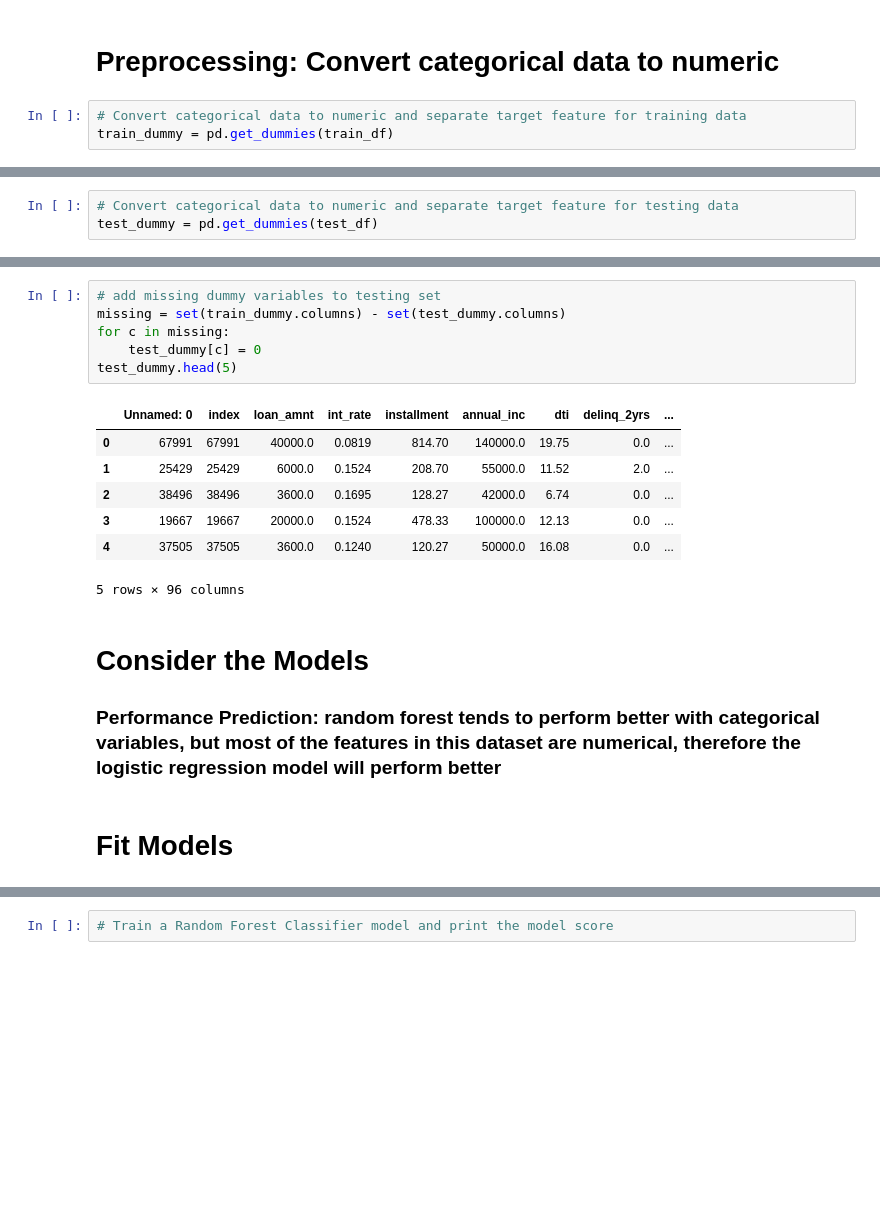
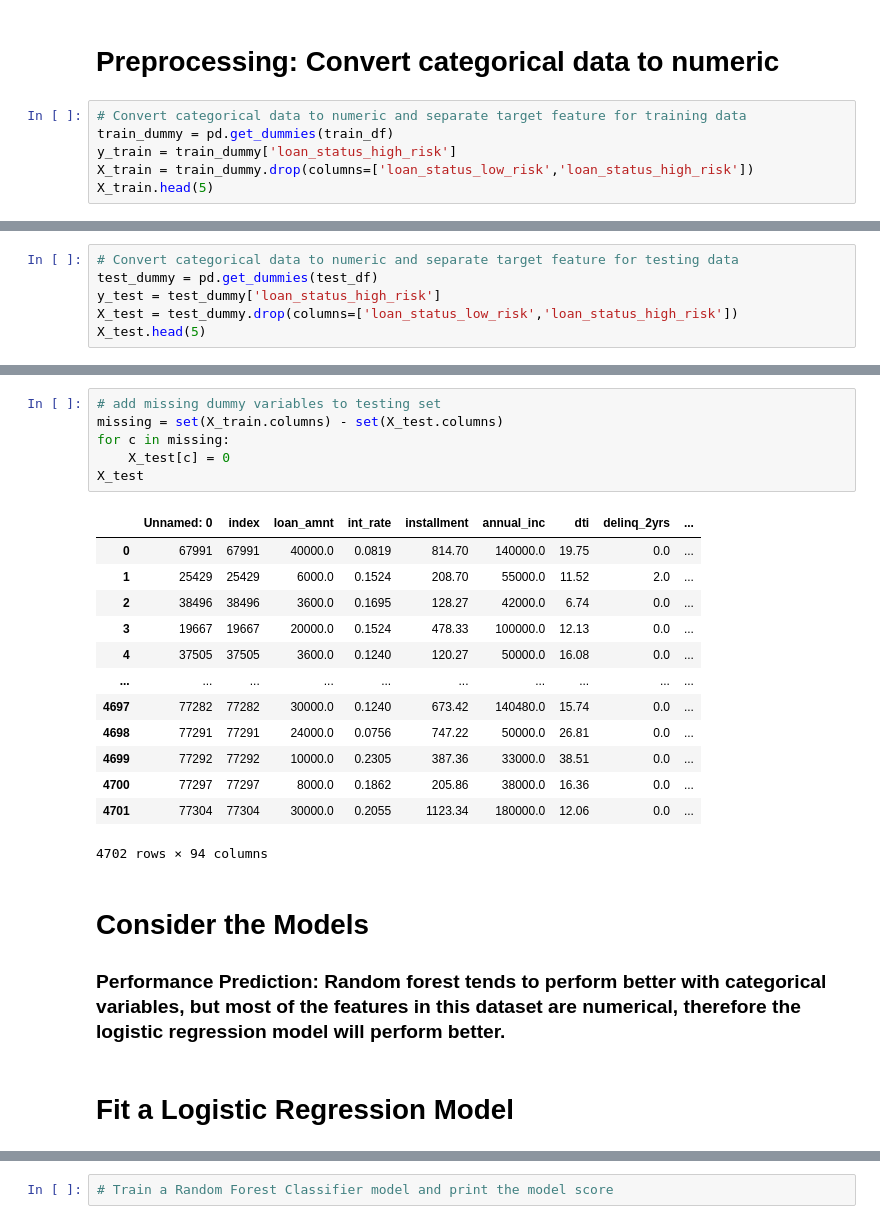
Before and after one commit to amberleeBME/credit-risk, a Jupyter notebook: Credit Risk Evaluator.ipynb, the cells around one changed output, grey strips where cells are left out. Drawn from its saved outputs; the diff is of its cells as text; blank space fills up the shorter version.

Commit message:
Fit a Logistic Regression Model

```diff
--- a/Credit Risk Evaluator.ipynb
+++ b/Credit Risk Evaluator.ipynb
@@ -22,3 +31,6 @@ train_df.head(5)
 # %%
 # Convert categorical data to numeric and separate target feature for training data
 train_dummy = pd.get_dummies(train_df)
+y_train = train_dummy['loan_status_high_risk']
+X_train = train_dummy.drop(columns=['loan_status_low_risk','loan_status_high_risk'])
+X_train.head(5)
@@ -25,3 +45,6 @@ train_dummy = pd.get_dummies(train_df)
 # %%
 # Convert categorical data to numeric and separate target feature for testing data
 test_dummy = pd.get_dummies(test_df)
+y_test = test_dummy['loan_status_high_risk']
+X_test = test_dummy.drop(columns=['loan_status_low_risk','loan_status_high_risk'])
+X_test.head(5)
@@ -28,21 +59,27 @@ test_dummy = pd.get_dummies(test_df)
 # %%
 # add missing dummy variables to testing set
-missing = set(train_dummy.columns) - set(test_dummy.columns)
+missing = set(X_train.columns) - set(X_test.columns)
 for c in missing:
-    test_dummy[c] = 0
-test_dummy.head(5)
+    X_test[c] = 0
+X_test
 # %% [output]
 |  | Unnamed: 0 | index | loan_amnt | int_rate | installment | annual_inc | dti | delinq_2yrs | ... |
 | 0 | 67991 | 67991 | 40000.0 | 0.0819 | 814.70 | 140000.0 | 19.75 | 0.0 | ... |
 | 1 | 25429 | 25429 | 6000.0 | 0.1524 | 208.70 | 55000.0 | 11.52 | 2.0 | ... |
 | 2 | 38496 | 38496 | 3600.0 | 0.1695 | 128.27 | 42000.0 | 6.74 | 0.0 | ... |
 | 3 | 19667 | 19667 | 20000.0 | 0.1524 | 478.33 | 100000.0 | 12.13 | 0.0 | ... |
 | 4 | 37505 | 37505 | 3600.0 | 0.1240 | 120.27 | 50000.0 | 16.08 | 0.0 | ... |
+| ... | ... | ... | ... | ... | ... | ... | ... | ... | ... |
+| 4697 | 77282 | 77282 | 30000.0 | 0.1240 | 673.42 | 140480.0 | 15.74 | 0.0 | ... |
+| 4698 | 77291 | 77291 | 24000.0 | 0.0756 | 747.22 | 50000.0 | 26.81 | 0.0 | ... |
+| 4699 | 77292 | 77292 | 10000.0 | 0.2305 | 387.36 | 33000.0 | 38.51 | 0.0 | ... |
+| 4700 | 77297 | 77297 | 8000.0 | 0.1862 | 205.86 | 38000.0 | 16.36 | 0.0 | ... |
+| 4701 | 77304 | 77304 | 30000.0 | 0.2055 | 1123.34 | 180000.0 | 12.06 | 0.0 | ... |
-5 rows × 96 columns
+4702 rows × 94 columns
 # %% [markdown]
 # Consider the Models
-### Performance Prediction: random forest tends to perform better with categorical variables, but most of the features in this dataset are numerical, therefore the logistic regression model will perform better
+### Performance Prediction: Random forest tends to perform better with categorical variables, but most of the features in this dataset are numerical, therefore the logistic regression model will perform better.
-# %% [markdown]
-# Fit Models
+# %% [markdown]
+# Fit a Logistic Regression Model
 # %%
 # Train the Logistic Regression model on the unscaled data and print the model score
```
Also changed, not shown: parts of 9 cells of this notebook.
